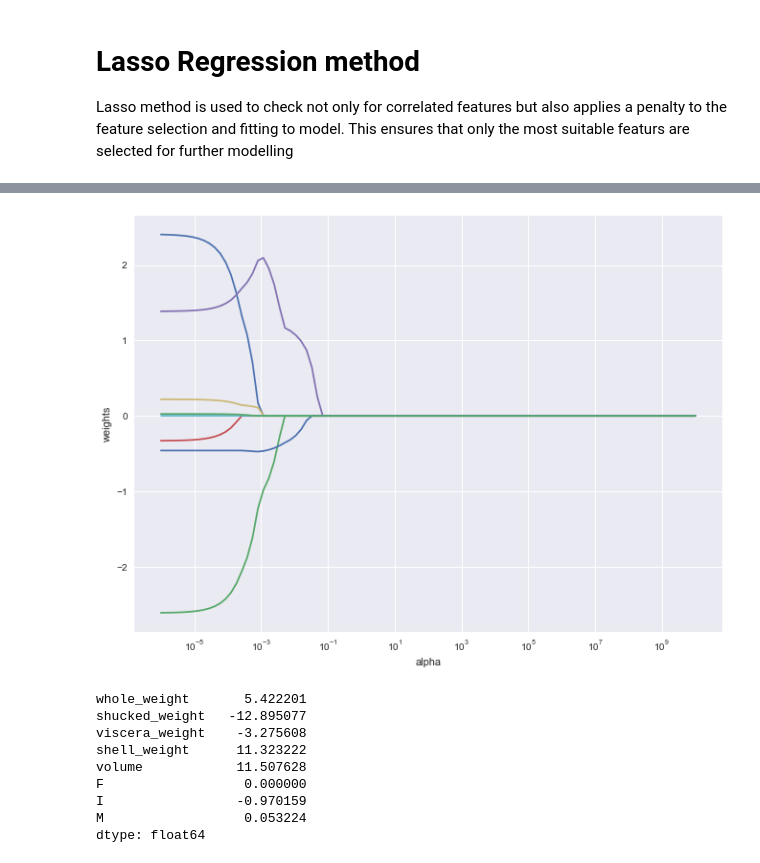
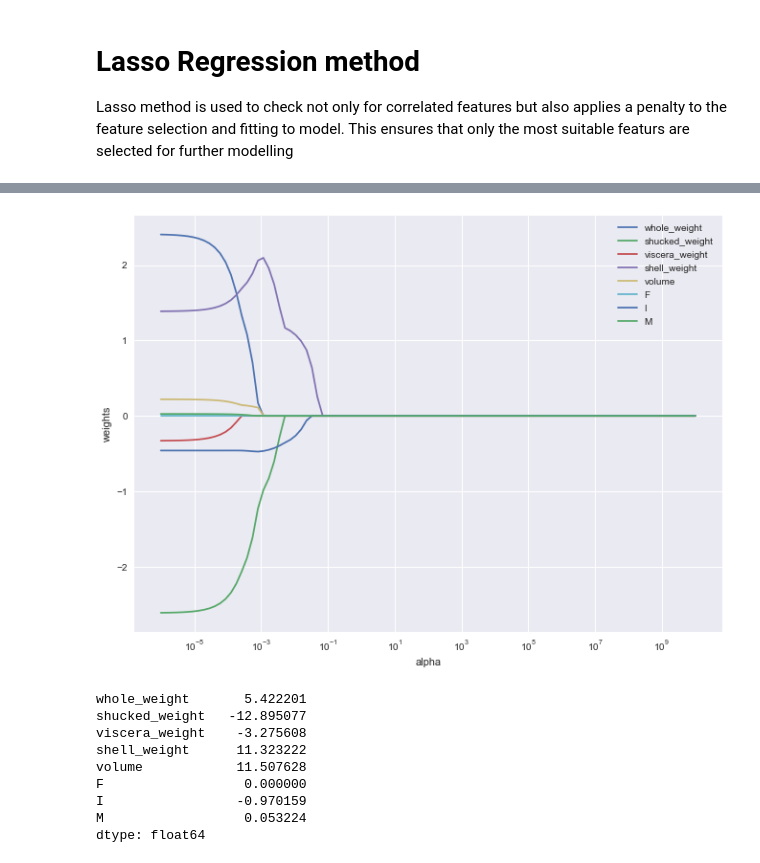
Before and after one commit to viciouspetal/data-analytics-notebook, a Jupyter notebook: Assignment workbook.ipynb, the cells around one changed output, grey strips where cells are left out. Saved outputs shown, nothing was run; the diff lists cells and outputs as text; code cells hidden in the pictures.

```diff
--- a/Assignment workbook.ipynb
+++ b/Assignment workbook.ipynb
@@ -1029,6 +1030,7 @@ ax.set_xscale('log')
 plt.axis('tight')
 plt.xlabel('alpha')
 plt.ylabel('weights')
+plt.legend(X)
 plt.savefig(default_figure_out_path+'lasso_coef_change_by_alpha'+default_figure_ext, bbox_inches='tight')
 lasso.fit(X_train, y_train)
 print('MSE:',mean_squared_error(y_test, lasso.predict(X_test)))
@@ -1042,5 +1044,5 @@ Lasso score: 0.44876948166806674 [  5.42220122 -12.89507718  -3.2756081   11.323
    0.          -0.97015887   0.0532245 ]
-[figure, old version]
+[figure, new version]
 # %%
 #display(coefs)
 #np.shape(coefs)
```
Also changed, not shown: parts of 21 cells of this notebook.
